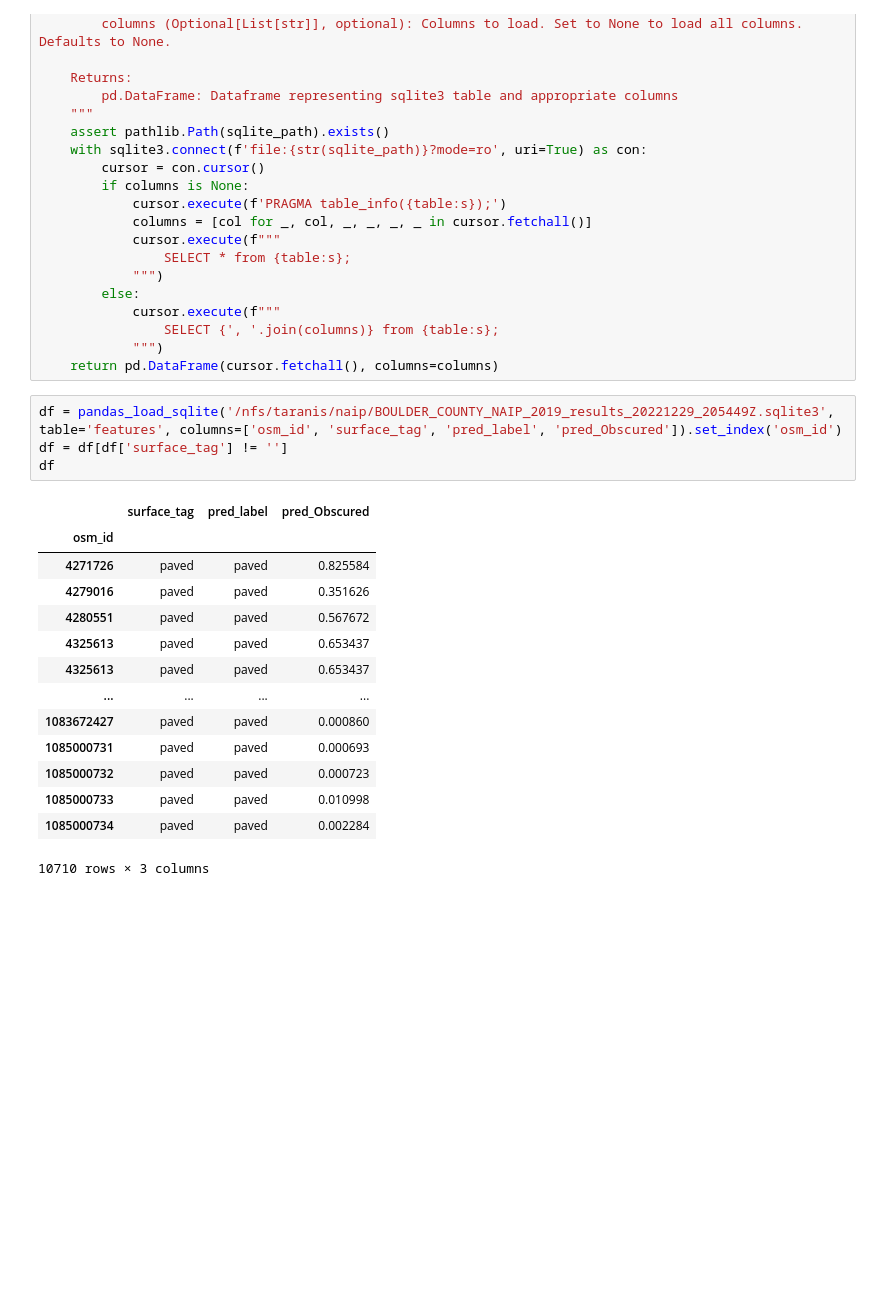
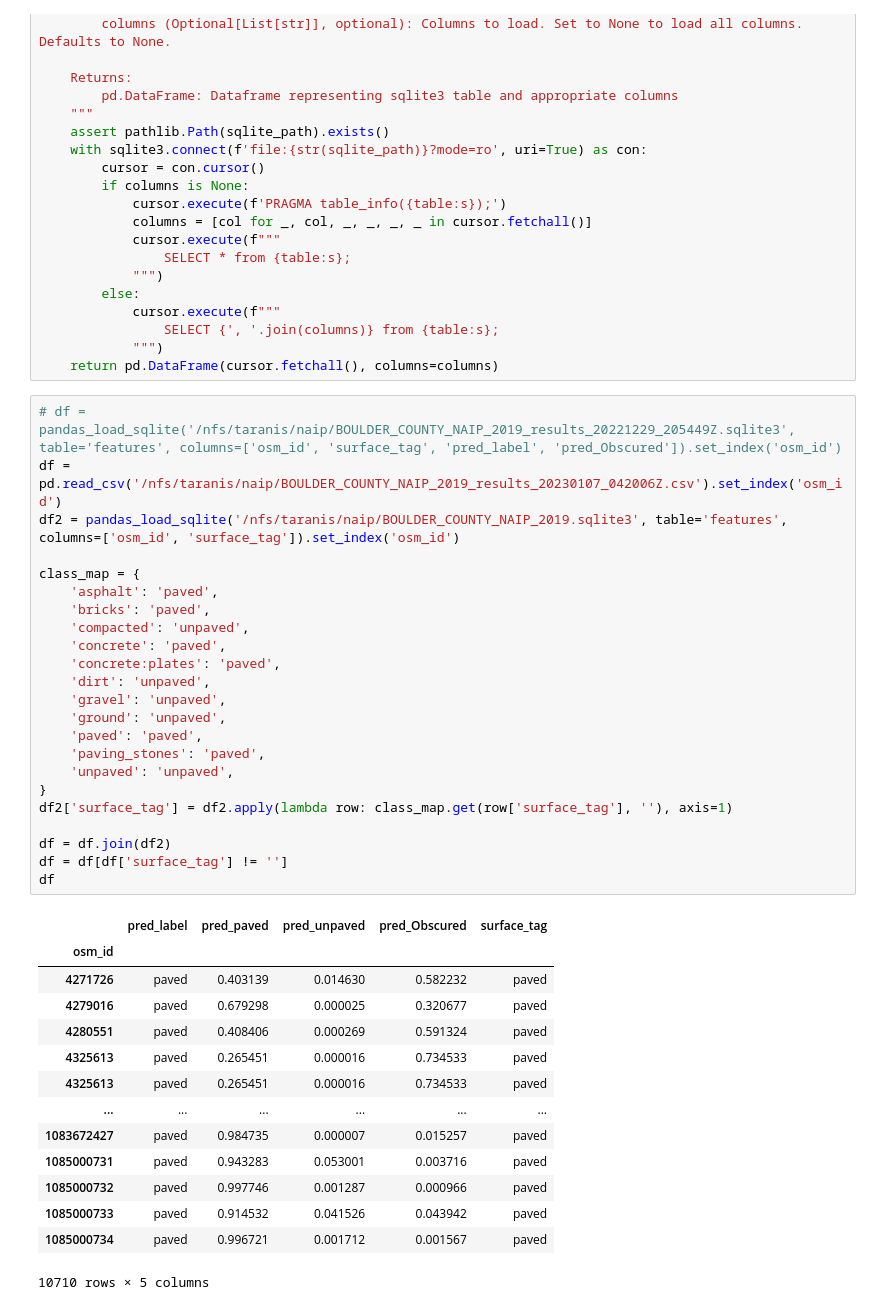
Before and after one commit to jdalrym2/road_surface_classifier, a Jupyter notebook: inference/inf_metrics.ipynb, the cells around one changed output. Drawn from its saved outputs; the diff is of its cells as text; blank space fills up the shorter version.

```diff
--- a/inference/inf_metrics.ipynb
+++ b/inference/inf_metrics.ipynb
@@ -30,25 +30,44 @@ def pandas_load_sqlite(sqlite_path: Union[str, pathlib.Path], table: str, column
                 SELECT {', '.join(columns)} from {table:s};
             """)
     return pd.DataFrame(cursor.fetchall(), columns=columns)
-# %%
-df = pandas_load_sqlite('/nfs/taranis/naip/BOULDER_COUNTY_NAIP_2019_results_20221229_205449Z.sqlite3', table='features', columns=['osm_id', 'surface_tag', 'pred_label', 'pred_Obscured']).set_index('osm_id')
-df = df[df['surface_tag'] != '']
-df
-# %% [output]
-|  | surface_tag | pred_label | pred_Obscured |
-| osm_id |  |  |  |
-| 4271726 | paved | paved | 0.825584 |
-| 4279016 | paved | paved | 0.351626 |
-| 4280551 | paved | paved | 0.567672 |
-| 4325613 | paved | paved | 0.653437 |
-| 4325613 | paved | paved | 0.653437 |
-| ... | ... | ... | ... |
-| 1083672427 | paved | paved | 0.000860 |
-| 1085000731 | paved | paved | 0.000693 |
-| 1085000732 | paved | paved | 0.000723 |
-| 1085000733 | paved | paved | 0.010998 |
-| 1085000734 | paved | paved | 0.002284 |
-10710 rows × 3 columns
+# %%
+# df = pandas_load_sqlite('/nfs/taranis/naip/BOULDER_COUNTY_NAIP_2019_results_20221229_205449Z.sqlite3', table='features', columns=['osm_id', 'surface_tag', 'pred_label', 'pred_Obscured']).set_index('osm_id')
+df = pd.read_csv('/nfs/taranis/naip/BOULDER_COUNTY_NAIP_2019_results_20230107_042006Z.csv').set_index('osm_id')
+df2 = pandas_load_sqlite('/nfs/taranis/naip/BOULDER_COUNTY_NAIP_2019.sqlite3', table='features', columns=['osm_id', 'surface_tag']).set_index('osm_id')
+
+class_map = {
+    'asphalt': 'paved',
+    'bricks': 'paved',
+    'compacted': 'unpaved',
+    'concrete': 'paved',
+    'concrete:plates': 'paved',
+    'dirt': 'unpaved',
+    'gravel': 'unpaved',
+    'ground': 'unpaved',
+    'paved': 'paved',
+    'paving_stones': 'paved',
+    'unpaved': 'unpaved',
+}
+df2['surface_tag'] = df2.apply(lambda row: class_map.get(row['surface_tag'], ''), axis=1)
+
+df = df.join(df2)
+df = df[df['surface_tag'] != '']
+df
+# %% [output]
+|  | pred_label | pred_paved | pred_unpaved | pred_Obscured | surface_tag |
+| osm_id |  |  |  |  |  |
+| 4271726 | paved | 0.403139 | 0.014630 | 0.582232 | paved |
+| 4279016 | paved | 0.679298 | 0.000025 | 0.320677 | paved |
+| 4280551 | paved | 0.408406 | 0.000269 | 0.591324 | paved |
+| 4325613 | paved | 0.265451 | 0.000016 | 0.734533 | paved |
+| 4325613 | paved | 0.265451 | 0.000016 | 0.734533 | paved |
+| ... | ... | ... | ... | ... | ... |
+| 1083672427 | paved | 0.984735 | 0.000007 | 0.015257 | paved |
+| 1085000731 | paved | 0.943283 | 0.053001 | 0.003716 | paved |
+| 1085000732 | paved | 0.997746 | 0.001287 | 0.000966 | paved |
+| 1085000733 | paved | 0.914532 | 0.041526 | 0.043942 | paved |
+| 1085000734 | paved | 0.996721 | 0.001712 | 0.001567 | paved |
+10710 rows × 5 columns
 # %%
 %matplotlib widget
 import matplotlib.pyplot as plt
```
Also changed, not shown: parts of 2 cells of this notebook, 6 other files.
